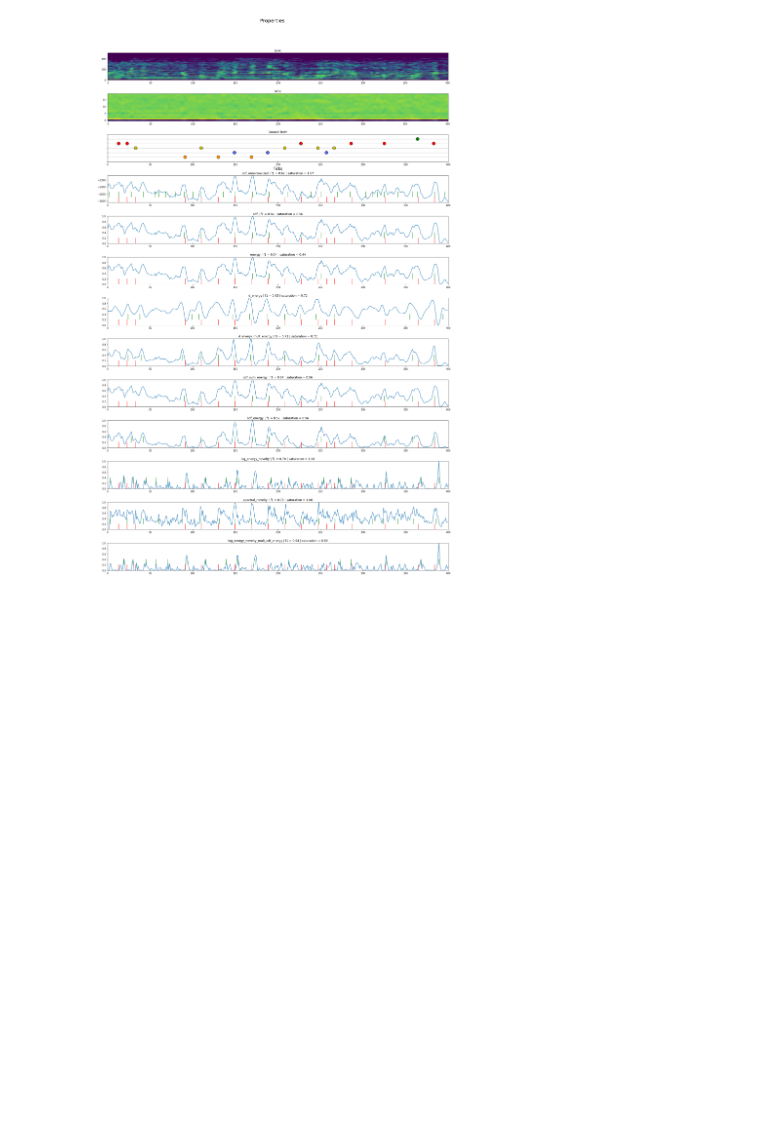
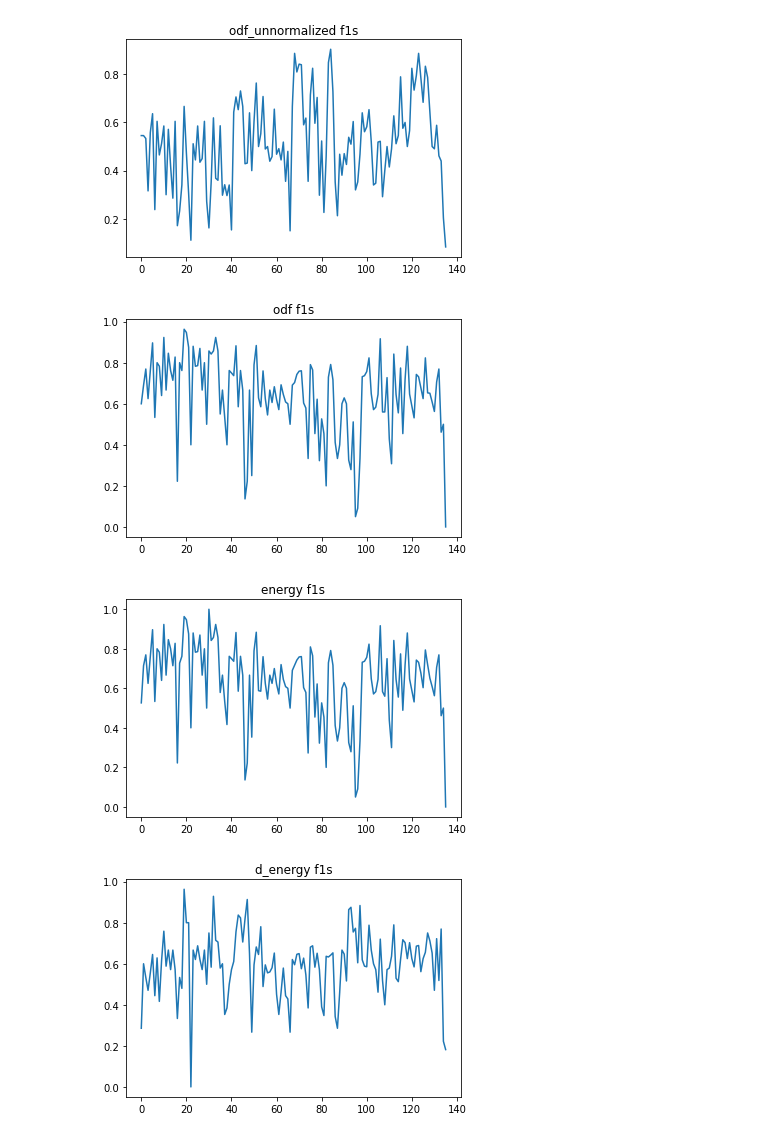
Before and after one commit to elliottwaissbluth/tensor-hero, a Jupyter notebook: Prototyping/onset_reformulation/exploration.ipynb, the cells around one changed output. Cells and saved outputs as stored; diff of their text form; code cells hidden in the pictures; blank space fills up the shorter version.

```diff
--- a/Prototyping/onset_reformulation/exploration.ipynb
+++ b/Prototyping/onset_reformulation/exploration.ipynb
@@ -476,9 +478,39 @@ print(f'{audios.shape[0]} available segments')
 # %%
 onset_params=[2, 3, 7, 1, 3, 0.2]
 
-fig, summary_statistics = analyze_audio_onsets(audio=audios[100], sr=sr,
-                                               notes_array=notes_arrays[100],
-                                               p=0.3,
+fig, summary_statistics = analyze_audio_onsets(audio=audios[70], sr=sr,
+                                               notes_array=notes_arrays[70],
+                                               p=0.2,
                                                onset_params=onset_params)
-# %% [output]
-[figure, removed]
+# %%
+onset_params=[2, 3, 7, 1, 3, 0.1]
+
+full_f1s = {}
+full_saturations = {}
+for i in range(notes_arrays.shape[0]):
+    fig, summary_statistics = analyze_audio_onsets(audio=audios[i], sr=sr,
+                                                notes_array=notes_arrays[i],
+                                                p=0.2,
+                                                onset_params=onset_params,
+                                                show_plot=False)
+    # Create skeleton for full statistics
+    if not full_f1s and not full_saturations:
+        for k in summary_statistics['onset_f1s'].keys():
+            full_f1s[k] = []
+            full_saturations[k] = []
+
+    # Populate full statistics through time
+    for k, v in summary_statistics['onset_f1s'].items():
+        full_f1s[k].append(v)
+    for k, v in summary_statistics['onset_saturations'].items():
+        full_saturations[k].append(v)
+# %%
+for odf, vals in full_f1s.items():
+    plt.figure()
+    plt.plot(vals)
+    plt.title(f'{odf} f1s')
+# %% [output]
+[figure, added]
+[figure, added]
+[figure, added]
+[figure, added]
```
Also changed, not shown: parts of 3 cells of this notebook.
